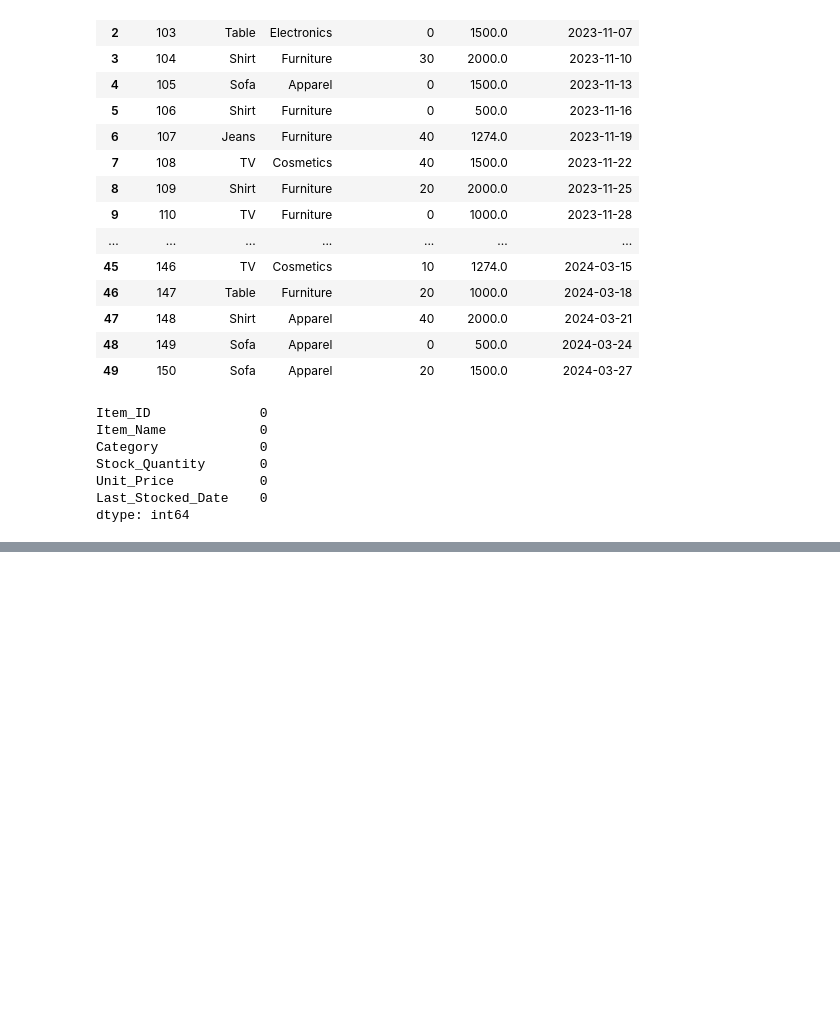
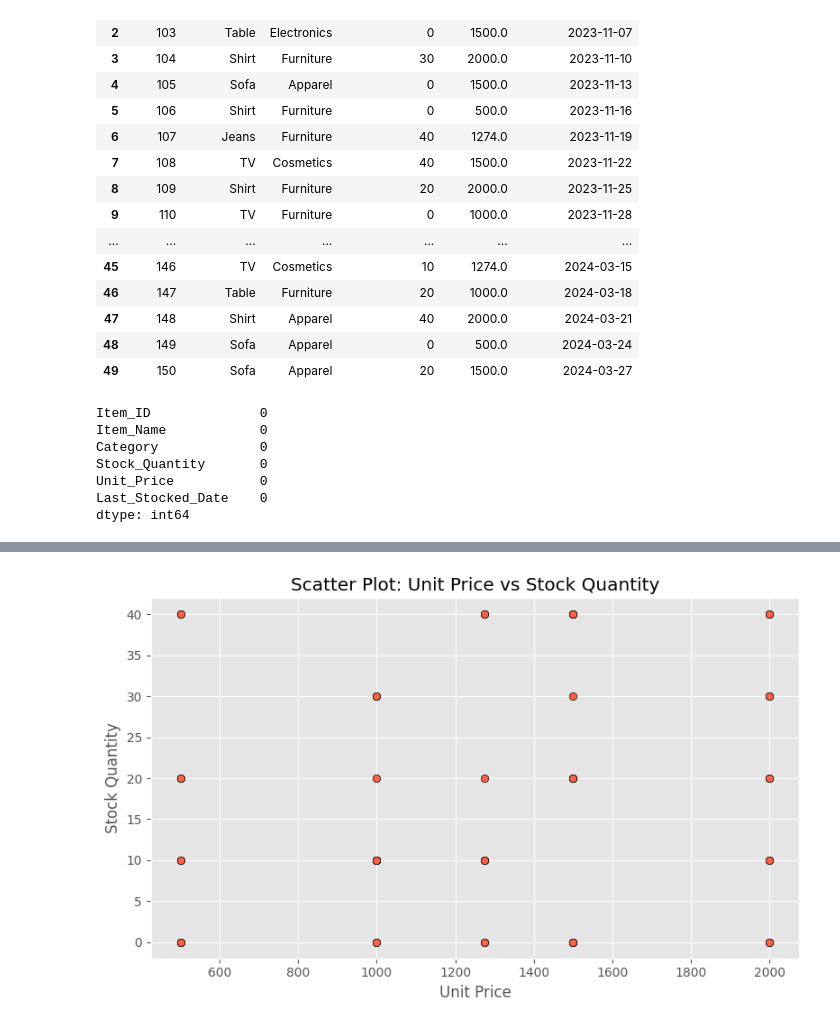
Before and after one commit to sahusuman9/eda_projects_python, a Jupyter notebook: eda_with_libraries/retail_store/retail.ipynb, the cells around one changed output, grey strips where cells are left out. Cells and saved outputs as stored; diff of their text form; code cells hidden in the pictures; blank space fills up the shorter version.

```diff
--- a/eda_with_libraries/retail_store/retail.ipynb
+++ b/eda_with_libraries/retail_store/retail.ipynb
@@ -166,0 +408,13 @@ df.to_csv('cleaned_retail_data.csv', index=False)
+# %%
+# Scatter plot between Unit_Price and Stock_Quantity to detect pricing anomalies.
+
+plt.style.use("ggplot")
+plt.figure(figsize=(8, 5))
+plt.scatter(df['Unit_Price'], df['Stock_Quantity'], color='tomato', edgecolor='black')
+
+plt.xlabel("Unit Price")
+plt.ylabel("Stock Quantity")
+plt.title("Scatter Plot: Unit Price vs Stock Quantity")
+plt.tight_layout()
+# %% [output]
+[figure, added]
```
Also changed, not shown: parts of 33 cells of this notebook.
